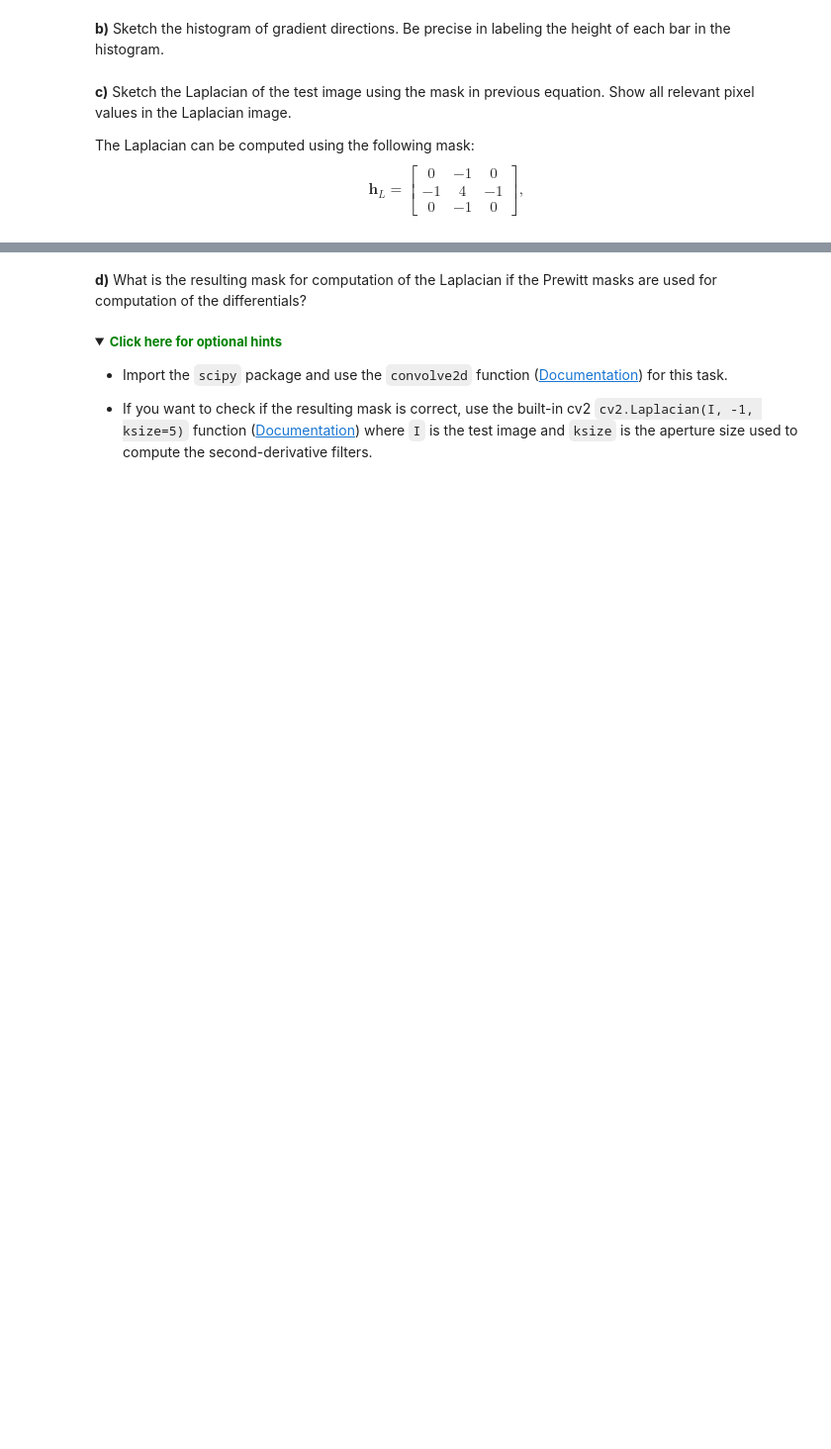
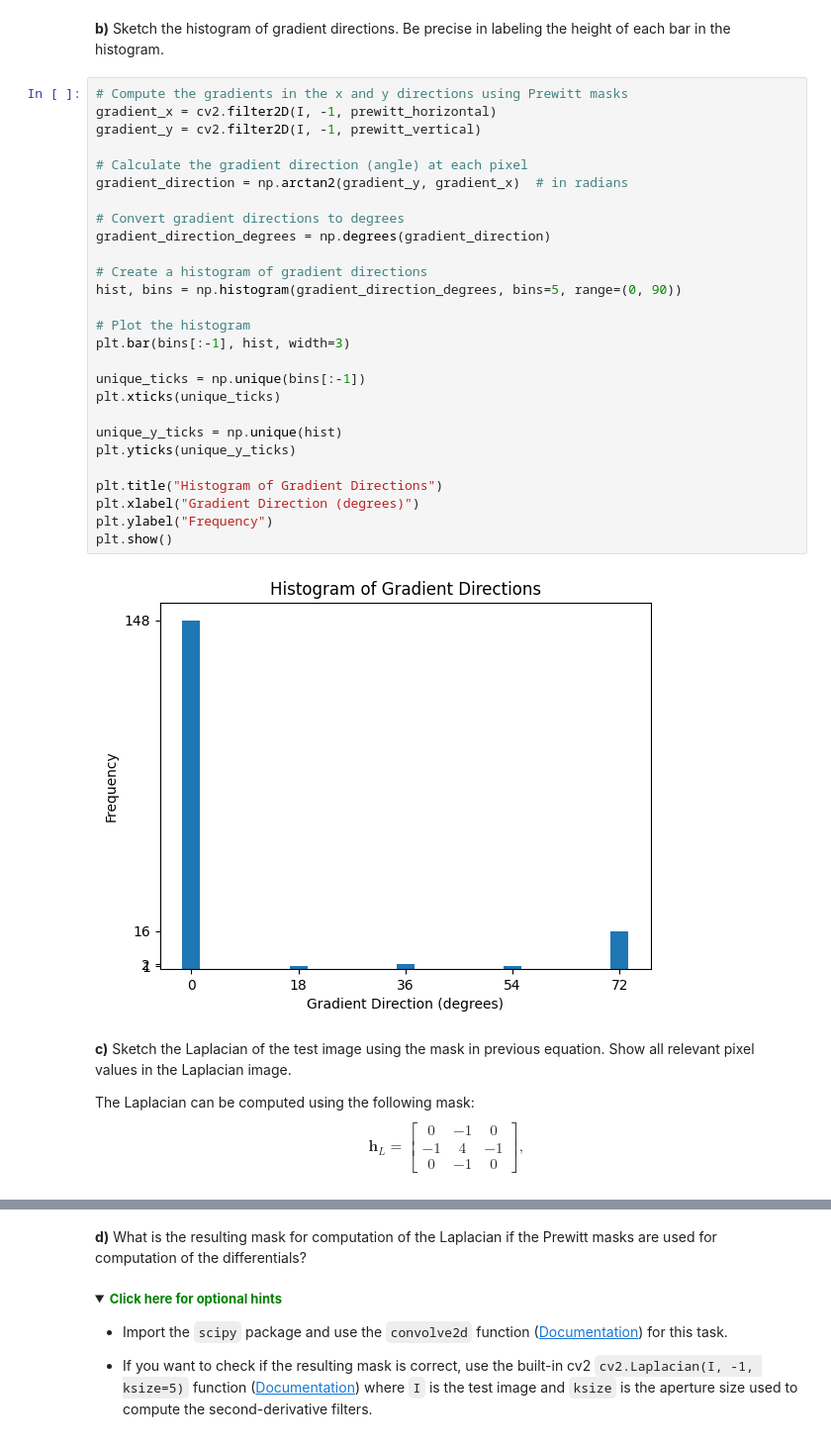
Before and after one commit to Pappol/AIS_notes, a Jupyter notebook: Image processing(Stavanger)/Lab4/LABexc4-ELE510-2023.ipynb, the cells around one changed output, grey strips where cells are left out. Shown at 99% size. Cells and saved outputs as stored; diff of their text form; folded sections open; blank space fills up the shorter version.

```diff
--- a/Image processing(Stavanger)/Lab4/LABexc4-ELE510-2023.ipynb
+++ b/Image processing(Stavanger)/Lab4/LABexc4-ELE510-2023.ipynb
@@ -135,11 +272,38 @@ for the computation of the differentials, $\frac{\partial I}{\partial x} = I_{x}
 **b)** Sketch the histogram of gradient directions. Be precise in labeling the height of each bar in the histogram.
+# %%
+# Compute the gradients in the x and y directions using Prewitt masks
+gradient_x = cv2.filter2D(I, -1, prewitt_horizontal)
+gradient_y = cv2.filter2D(I, -1, prewitt_vertical)
+
+# Calculate the gradient direction (angle) at each pixel
+gradient_direction = np.arctan2(gradient_y, gradient_x)  # in radians
+
+# Convert gradient directions to degrees
+gradient_direction_degrees = np.degrees(gradient_direction)
+
+# Create a histogram of gradient directions
+hist, bins = np.histogram(gradient_direction_degrees, bins=5, range=(0, 90))
+
+# Plot the histogram
+plt.bar(bins[:-1], hist, width=3)
+
+unique_ticks = np.unique(bins[:-1])
+plt.xticks(unique_ticks)
+
+unique_y_ticks = np.unique(hist)
+plt.yticks(unique_y_ticks)
+
+plt.title("Histogram of Gradient Directions")
+plt.xlabel("Gradient Direction (degrees)")
+plt.ylabel("Frequency")
+plt.show()
+# %% [output]
+[figure, added]
 # %% [markdown]
-
-
 **c)** Sketch the Laplacian of the test image using the mask in previous equation. Show all relevant pixel values in the Laplacian image.
 
 The Laplacian can be computed using the following mask:
-\begin{equation}\label{L4-eq2}
+\begin{equation}
     {\mathbf h}_{L}=
     \begin{bmatrix} 0 & -1 & 0\\ -1 & 4 & -1\\ 0 & -1 & 0\end{bmatrix},
 \end{equation}
```
Also changed, not shown: parts of 20 cells of this notebook, 20 other files.
